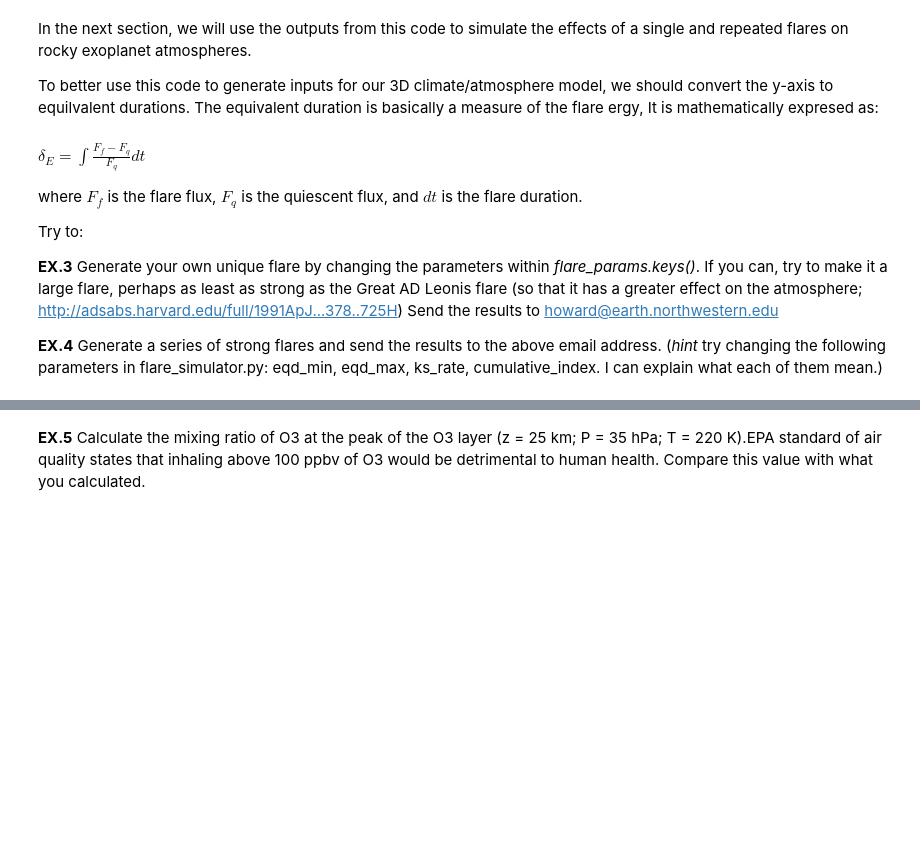
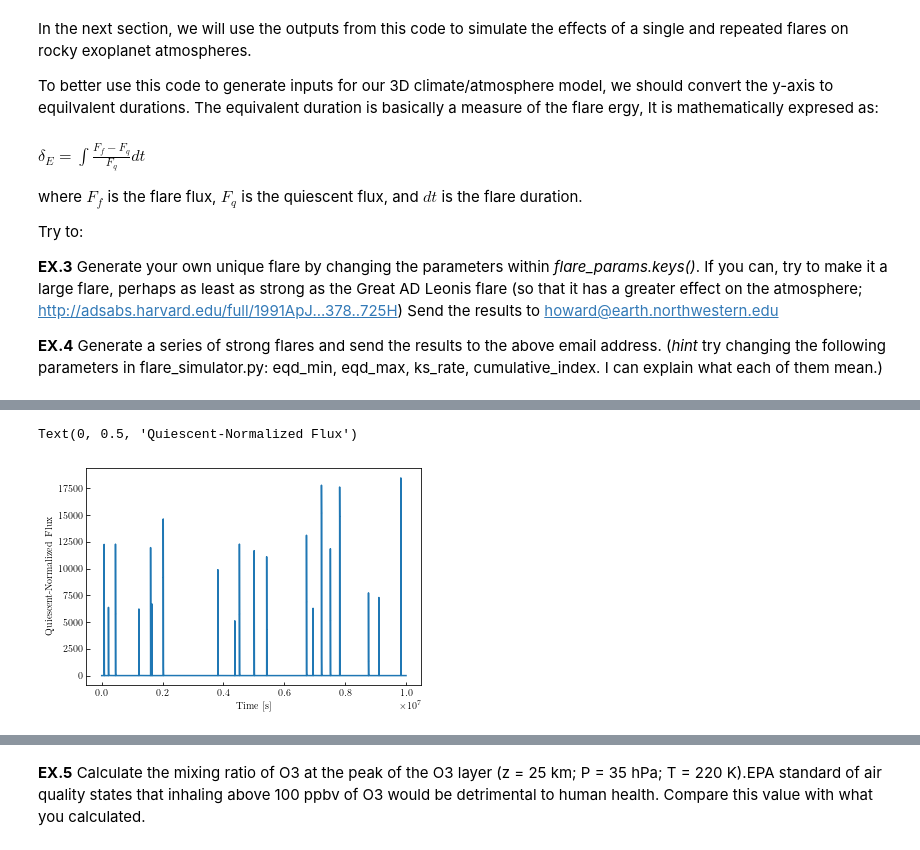
Before and after one commit to psheehan/CIERA-HS-Program, a Jupyter notebook: Projects/Flares/StellarFlares+Exoplanets.ipynb, the cells around one changed output, grey strips where cells are left out. Cells and saved outputs as stored; diff of their text form; code cells hidden in the pictures; blank space fills up the shorter version.

```diff
--- a/Projects/Flares/StellarFlares+Exoplanets.ipynb
+++ b/Projects/Flares/StellarFlares+Exoplanets.ipynb
@@ -313,3 +359,29 @@ __EX.4__ Generate a series of strong flares and send the results to the above em
+# %%
+#### For EX. 4
+
+# flare parameters
+flare_params = flaresim.flare_defaults.copy()
+
+flare_params["eqd_min"] = 10*u.Ms
+flare_params["eqd_max"] = 100*u.Ms
+flare_params["ks_rate"] = 3.0*1./u.d
+flare_params["cumulative_index"] = 0.05
+
+# generate a random series of flares from the default FFD and plot the lightcurve for them
+time_span = 1e7*u.s
+tbins = np.arange(0, time_span.value, 10.) # astropy quantities don't work here
+tbins = tbins*u.s
+y, flares = flaresim.flare_series_lightcurve(tbins, return_flares=True, **flare_params)
+
+# now what does the lightcurve of these events look like?
+plt.figure()
+plt.step(tbins[:-1], y, where='post')
+plt.xlabel('Time [s]')
+plt.ylabel('Quiescent-Normalized Flux')
+# --------
+# %% [output]
+Text(0, 0.5, 'Quiescent-Normalized Flux')
+[figure, added]
 # %% [markdown]
 ### Atmospheric Effects of Stellar Flares I: Ozone Introduction
 
```
Also changed, not shown: parts of 5 cells of this notebook.
